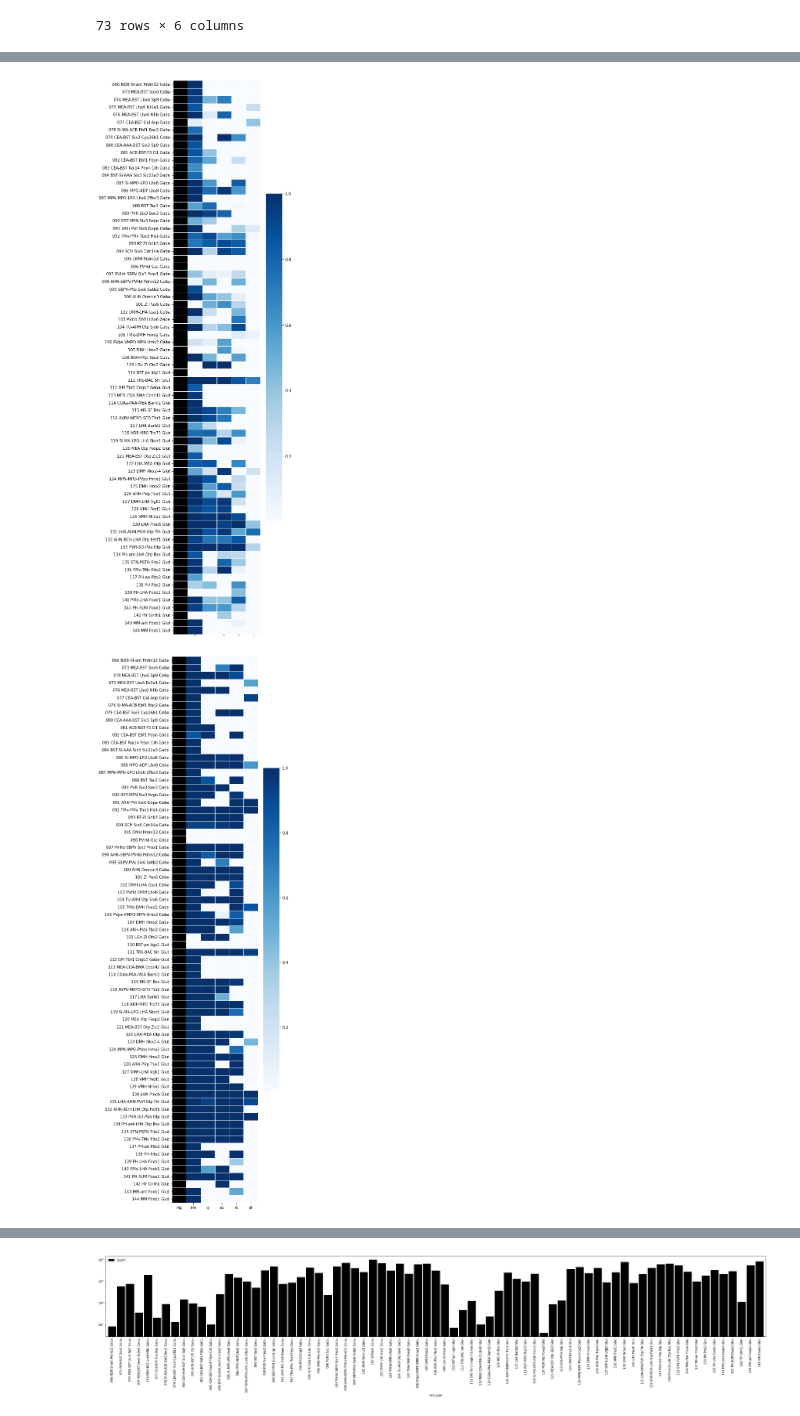
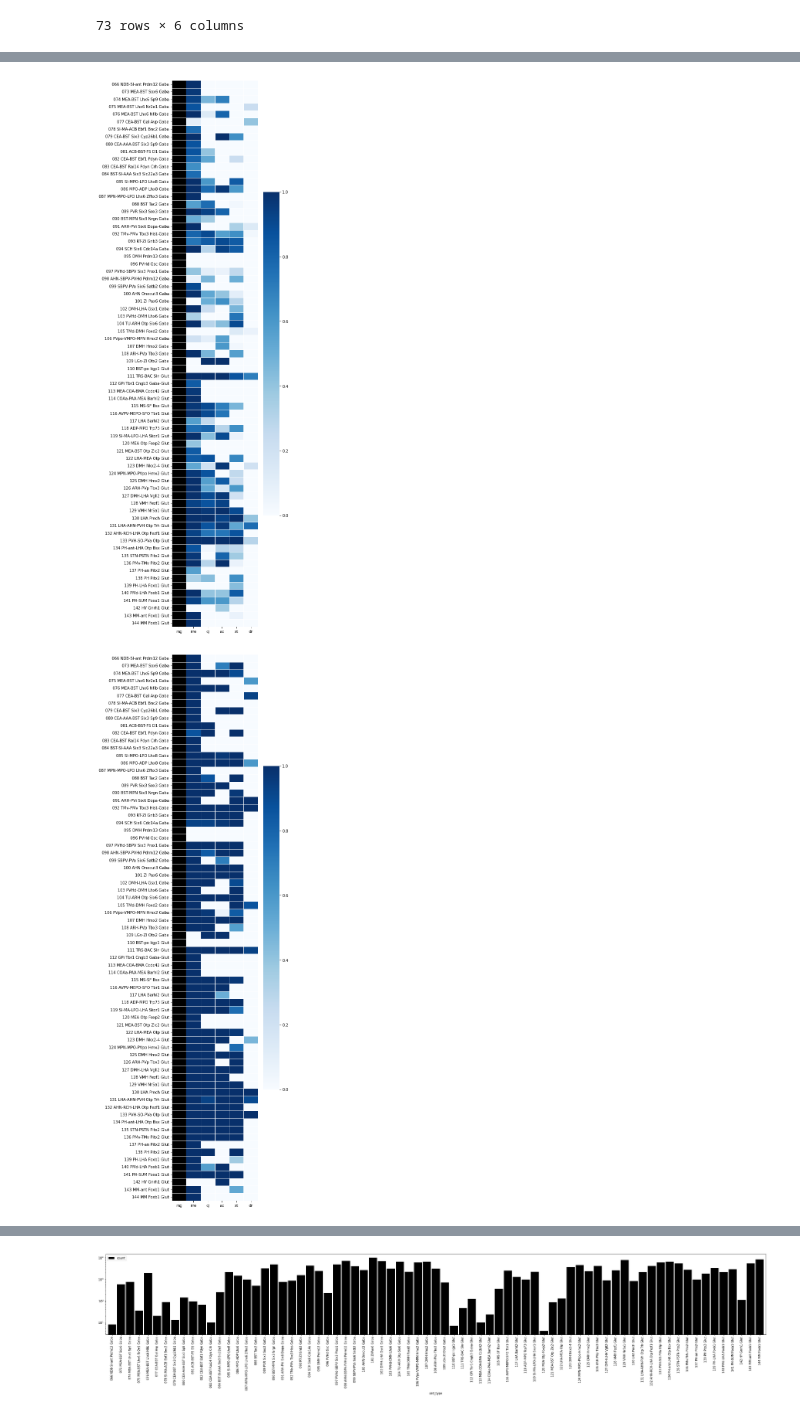
Before and after one commit to Bo-Wang-Lab/Vertebrate_hypothalamus, a Jupyter notebook: Figure2/Figure2_plotting_abcd_bootstrap.ipynb, the cells around one changed output, grey strips where cells are left out. Drawn from its saved outputs; the diff is of its cells as text; code cells hidden in the pictures.

```diff
--- a/Figure2/Figure2_plotting_abcd_bootstrap.ipynb
+++ b/Figure2/Figure2_plotting_abcd_bootstrap.ipynb
@@ -91,2 +115,17 @@ lsamap_m
 # %%
+#Only for Prairie vole
 meta_folder = '../../Active_SAMap_Joined/MO_metadata/'
+mn = os.listdir('../../Active_SAMap_Joined/MO_metadata/')
+test = pd.read_csv(meta_folder + mn[0])['subclass_id_label_mapping']
+barcodes = pd.read_csv(meta_folder + mn[0])['Unnamed: 0']
+raw_lc = pd.read_csv(meta_folder + mn[0])['subclass_id_label_lc']
+df_lc = pd.DataFrame(data = list(raw_lc), index = list(barcodes), columns = ['raw_lc'])
+mode_df = pd.DataFrame(index = [a for a in range(len(test))], columns = [b for b in range(len(mn))])
+for j in range(len(mn)):
+    print(mn[j])
+    dat = list(pd.read_csv(meta_folder + mn[j])['subclass_id_label_lc'])
+    mode_df.loc[:,j] = dat
+lsamap_m = pd.DataFrame(index = [a for a in barcodes], columns = [b for b in range(len(mn))])
+for j in range(len(mn)):
+    dat = list(pd.read_csv(meta_folder + mn[j])['subclass_id_label_mapping'])
+    lsamap_m.loc[:,j] = dat
@@ -143,4 +149,0 @@ MO_metadata_soupxplus5_cleaned_03122025_subclass_250_2.csv
-# %%
-fin = []
-for item in mode_df.columns:
-    fin.append(mode_df.loc[10000,item])
@@ -156,2 +149,0 @@ for j in range(len(mn)):
-# %%
-lsamap_m = lsamap_mv
@@ -206,5 +166,6 @@ lsamap_m
 # %%
-level = 'ss_subclass'
+#get the fraction of relabels that match the label
+level = 'ss_subclass_nounlabeled_03102026'
 for item in plt_df_saturn.index:
     if item in sam.adata.obs[level].unique():
         obs_names = sam.adata.obs_names[sam.adata.obs[level] == item]
@@ -215,8 +176,8 @@ for item in plt_df_saturn.index:
                 samap_seeds += 1
             if stats.mode(lsaturn_m.loc[obs_names,'seed_' + str(seed)]).mode[0] == item:
                 saturn_seeds += 1
-        plt_df_saturn.loc[item,org] = saturn_seeds/30
-        plt_df_samap.loc[item,org] = samap_seeds/30
+        plt_df_saturn.loc[item,org] = saturn_seeds/len(lsaturn_m.columns)
+        plt_df_samap.loc[item,org] = samap_seeds/len(lsamap_m.columns)
     else:
         plt_df_saturn.loc[item,org] = 0
         plt_df_samap.loc[item,org] = 0
@@ -292,21 +265,18 @@ my_cmap.set_under('grey')
 # %%
 plt.figure(figsize=(5, 26))
-ax = sns.heatmap(plt_df_saturn,vmin = .001,cmap = 'Blues',linewidth = .5)
+ax = sns.heatmap(plt_df_saturn,cmap = 'Blues',linewidth = .5)
 ax.set_facecolor('black')
-ax.set(xticklabels= [])
-plt.savefig('../../Figures/Figures_07242026/Mapped_CT_mousefrac_saturn_Heatmap_boot_07202026.svg')
-plt.savefig('../../Figures/Figures_07242026/mapped_CT_mousefrac_saturn_Heatmap_boot_07202026.png', bbox_inches = 'tight',dpi = 300)
-plt.savefig('../../Figures/Figures_07242026/Mapped_CT_mousefrac_saturn_Heatmap_boot_07202026.pdf')
+plt.savefig('../../Figures/Figures_07242026/Mapped_CT_mousefrac_saturn_Heatmap_boot_07272026.svg',bbox_inches = 'tight')
+plt.savefig('../../Figures/Figures_07242026/mapped_CT_mousefrac_saturn_Heatmap_boot_07272026.png', bbox_inches = 'tight',dpi = 300)
+plt.savefig('../../Figures/Figures_07242026/Mapped_CT_mousefrac_saturn_Heatmap_boot_07272026.pdf',bbox_inches = 'tight')
 # %% [output]
-[figure, old version]
+[figure, new version]
 # %%
 plt.figure(figsize=(5, 26),facecolor='white')
-ax = sns.heatmap(plt_df_samap, vmin = 0.001, cmap = 'Blues',linewidth = .5)
+ax = sns.heatmap(plt_df_samap, cmap = 'Blues',linewidth = .5)
 ax.set_facecolor('black')
-#ax.set(xticklabels= [])
-#plt.figure(facecolor='white')
-plt.savefig('../../Figures/Figures_07242026/Mapped_CT_mousefrac_samap_Heatmap_boot_07202026.svg')
-plt.savefig('../../Figures/Figures_07242026/mapped_CT_mousefrac_samap_Heatmap_boot_07202026.png', bbox_inches = 'tight',dpi = 300)
-plt.savefig('../../Figures/Figures_07242026/Mapped_CT_mousefrac_samap_Heatmap_boot_07202026.pdf')
+plt.savefig('../../Figures/Figures_07242026/Mapped_CT_mousefrac_samap_Heatmap_boot_07272026.svg',bbox_inches = 'tight')
+plt.savefig('../../Figures/Figures_07242026/mapped_CT_mousefrac_samap_Heatmap_boot_07272026.png', bbox_inches = 'tight',dpi = 300)
+plt.savefig('../../Figures/Figures_07242026/Mapped_CT_mousefrac_samap_Heatmap_boot_07272026.pdf',bbox_inches = 'tight')
 # %% [output]
-[figure, old version]
+[figure, new version]
```
Also changed, not shown: parts of 56 cells of this notebook, 41 other files.
